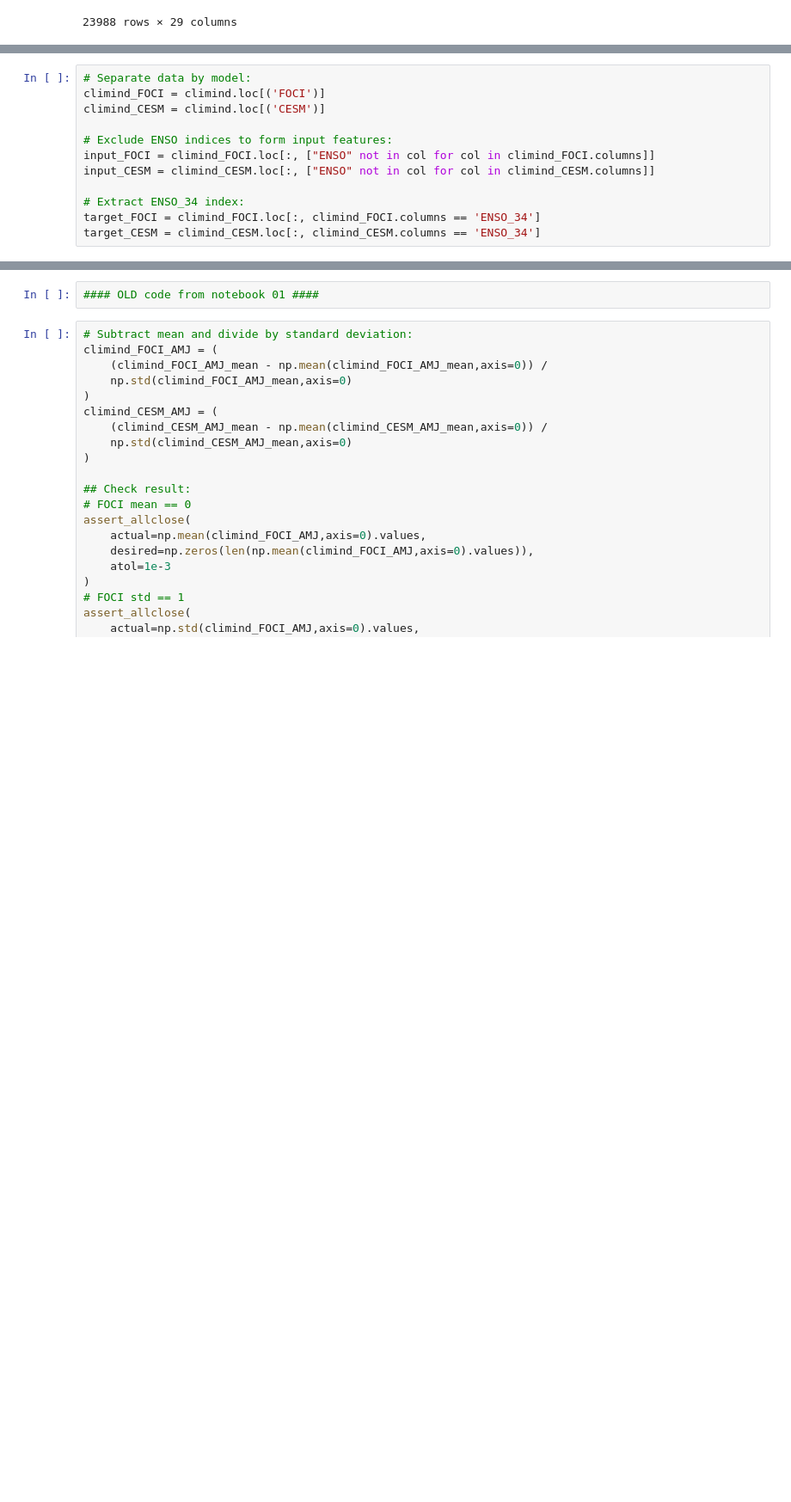
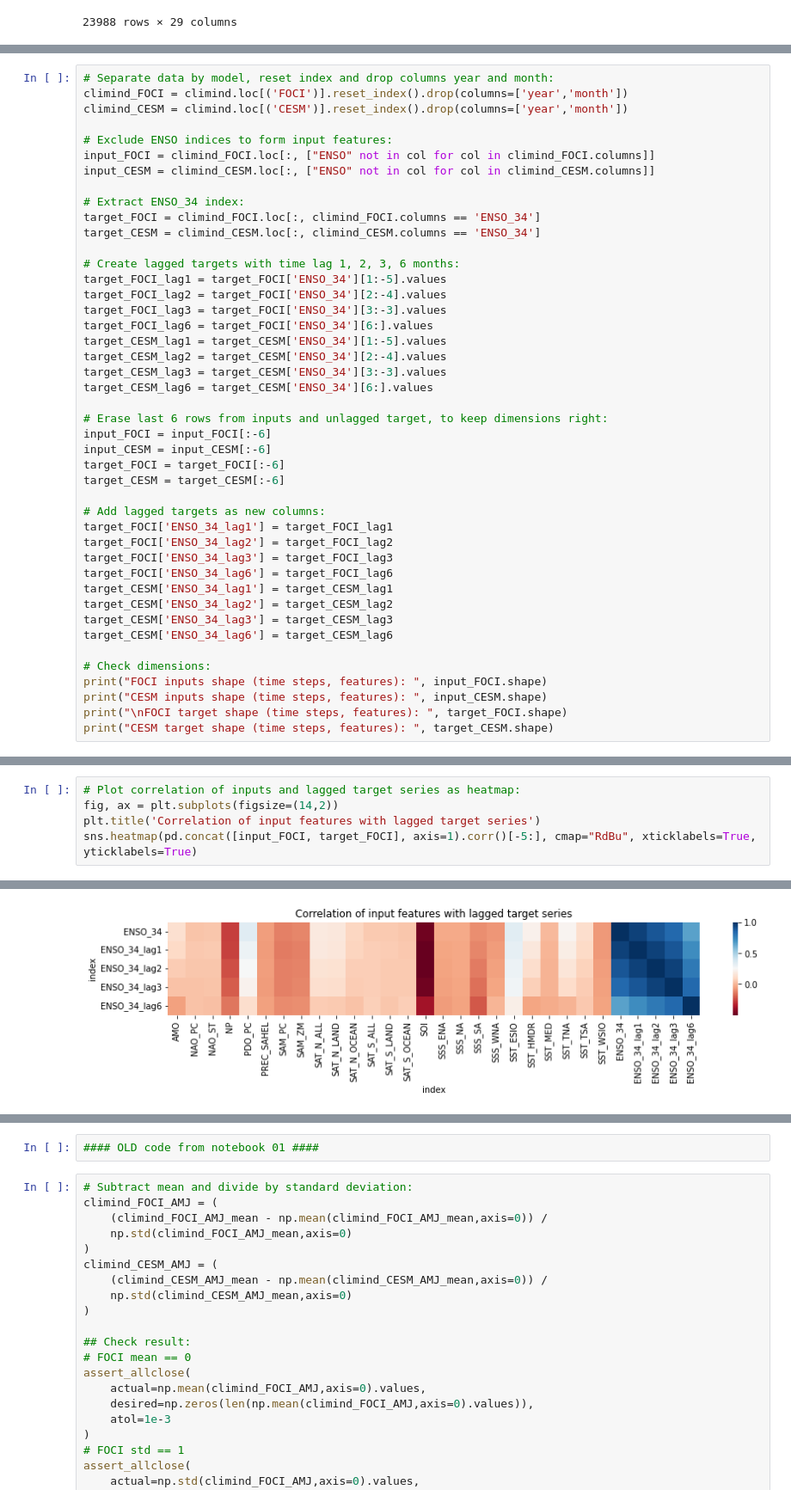
Before and after one commit to MarcoLandtHayen/cicmod_application, a Jupyter notebook: notebooks/02_enso_prediction.ipynb, the cells around one changed output, grey strips where cells are left out. Shown at 86% size. Drawn from its saved outputs; the diff is of its cells as text; blank space fills up the shorter version.

Commit message:
Create time lagged targets, check correlation of inputs and targets, preprocess inputs and targets

```diff
--- a/notebooks/02_enso_prediction.ipynb
+++ b/notebooks/02_enso_prediction.ipynb
@@ -79,7 +80,7 @@ Most prominent is the ENSO 3.4 index ("ENSO_34"), which focusses on Nino 3.4 reg
 # %%
-# Separate data by model:
-climind_FOCI = climind.loc[('FOCI')]
-climind_CESM = climind.loc[('CESM')]
+# Separate data by model, reset index and drop columns year and month:
+climind_FOCI = climind.loc[('FOCI')].reset_index().drop(columns=['year','month'])
+climind_CESM = climind.loc[('CESM')].reset_index().drop(columns=['year','month'])
 
 # Exclude ENSO indices to form input features:
 input_FOCI = climind_FOCI.loc[:, ["ENSO" not in col for col in climind_FOCI.columns]]
@@ -88,3 +89,35 @@ input_CESM = climind_CESM.loc[:, ["ENSO" not in col for col in climind_CESM.colu
 # Extract ENSO_34 index:
 target_FOCI = climind_FOCI.loc[:, climind_FOCI.columns == 'ENSO_34']
 target_CESM = climind_CESM.loc[:, climind_CESM.columns == 'ENSO_34']
+
+# Create lagged targets with time lag 1, 2, 3, 6 months:
+target_FOCI_lag1 = target_FOCI['ENSO_34'][1:-5].values
+target_FOCI_lag2 = target_FOCI['ENSO_34'][2:-4].values
+target_FOCI_lag3 = target_FOCI['ENSO_34'][3:-3].values
+target_FOCI_lag6 = target_FOCI['ENSO_34'][6:].values
+target_CESM_lag1 = target_CESM['ENSO_34'][1:-5].values
+target_CESM_lag2 = target_CESM['ENSO_34'][2:-4].values
+target_CESM_lag3 = target_CESM['ENSO_34'][3:-3].values
+target_CESM_lag6 = target_CESM['ENSO_34'][6:].values
+
+# Erase last 6 rows from inputs and unlagged target, to keep dimensions right:
+input_FOCI = input_FOCI[:-6]
+input_CESM = input_CESM[:-6]
+target_FOCI = target_FOCI[:-6]
+target_CESM = target_CESM[:-6]
+
+# Add lagged targets as new columns:
+target_FOCI['ENSO_34_lag1'] = target_FOCI_lag1
+target_FOCI['ENSO_34_lag2'] = target_FOCI_lag2
+target_FOCI['ENSO_34_lag3'] = target_FOCI_lag3
+target_FOCI['ENSO_34_lag6'] = target_FOCI_lag6
+target_CESM['ENSO_34_lag1'] = target_CESM_lag1
+target_CESM['ENSO_34_lag2'] = target_CESM_lag2
+target_CESM['ENSO_34_lag3'] = target_CESM_lag3
+target_CESM['ENSO_34_lag6'] = target_CESM_lag6
+
+# Check dimensions:
+print("FOCI inputs shape (time steps, features): ", input_FOCI.shape)
+print("CESM inputs shape (time steps, features): ", input_CESM.shape)
+print("\nFOCI target shape (time steps, features): ", target_FOCI.shape)
+print("CESM target shape (time steps, features): ", target_CESM.shape)
@@ -90,0 +170,6 @@ target_CESM = climind_CESM.loc[:, climind_CESM.columns == 'ENSO_34']
+# %%
+# Plot correlation of inputs and lagged target series as heatmap:
+fig, ax = plt.subplots(figsize=(14,2))
+plt.title('Correlation of input features with lagged target series')
+sns.heatmap(pd.concat([input_FOCI, target_FOCI], axis=1).corr()[-5:], cmap="RdBu", xticklabels=True, yticklabels=True)
+# %% [output]
@@ -90,0 +177 @@ target_CESM = climind_CESM.loc[:, climind_CESM.columns == 'ENSO_34']
+[figure, added]
```
Also changed, not shown: parts of 14 cells of this notebook.
